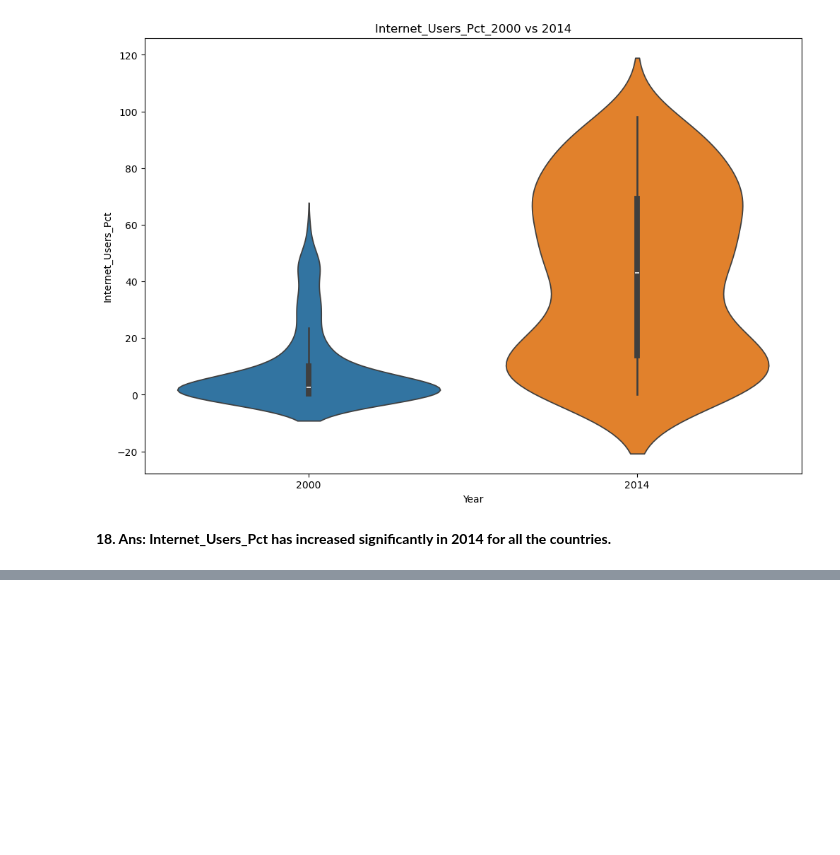
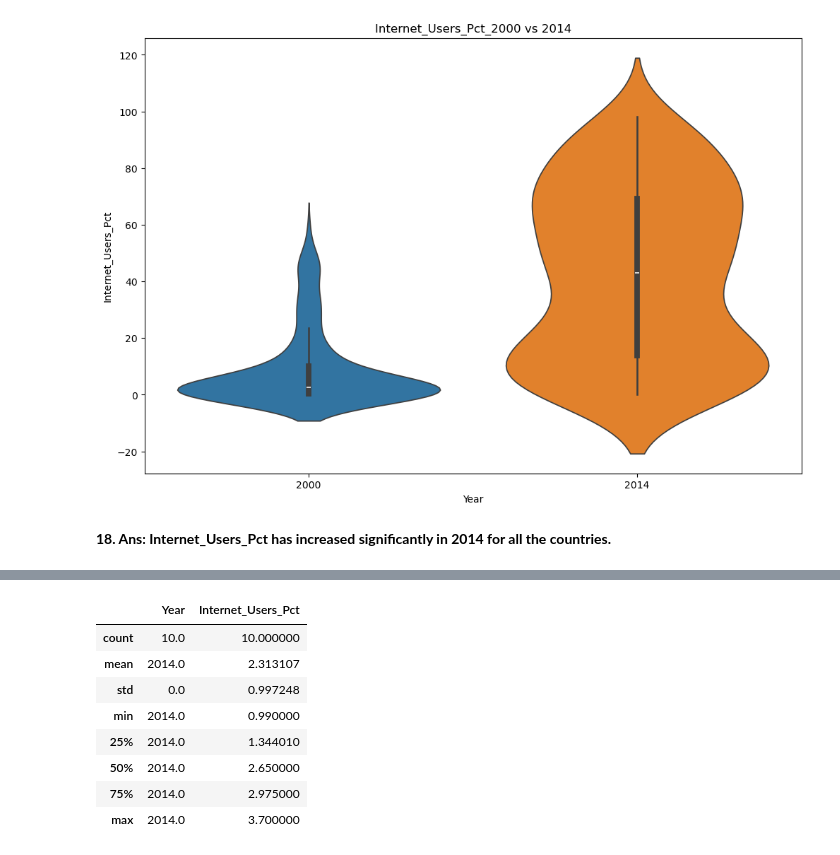
Before and after one commit to NSS-Data-Analytics-Cohort-16/da16-python-gdp-and-internet-use-analysis-janvimehendale, a Jupyter notebook: notebooks/gdp_internetuse.ipynb, the cells around one changed output, grey strips where cells are left out. Cells and saved outputs as stored; diff of their text form; code cells hidden in the pictures; blank space fills up the shorter version.

```diff
--- a/notebooks/gdp_internetuse.ipynb
+++ b/notebooks/gdp_internetuse.ipynb
@@ -824,0 +842,12 @@ plt.show()
+# %%
+internet_df_below_5.describe()
+# %% [output]
+|  | Year | Internet_Users_Pct |
+| count | 10.0 | 10.000000 |
+| mean | 2014.0 | 2.313107 |
+| std | 0.0 | 0.997248 |
+| min | 2014.0 | 0.990000 |
+| 25% | 2014.0 | 1.344010 |
+| 50% | 2014.0 | 2.650000 |
+| 75% | 2014.0 | 2.975000 |
+| max | 2014.0 | 3.700000 |
```
Also changed, not shown: parts of 13 cells of this notebook.
